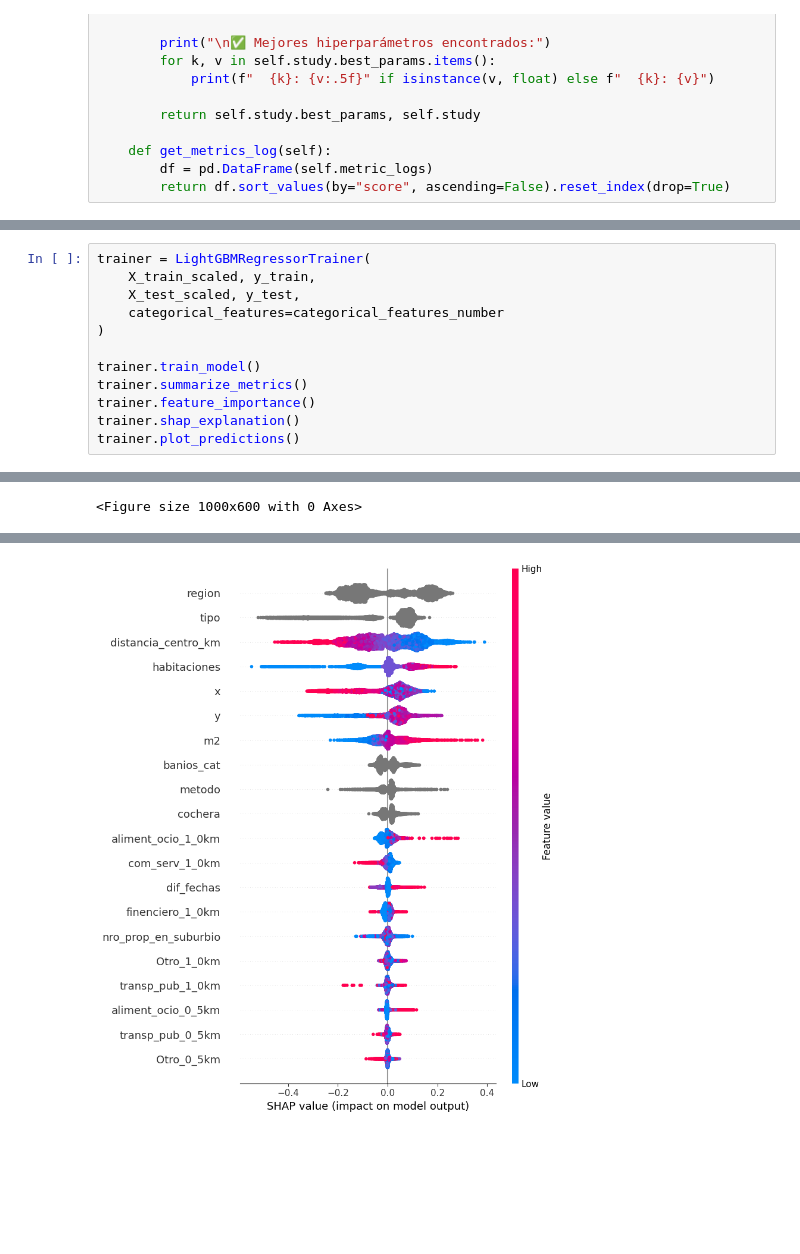
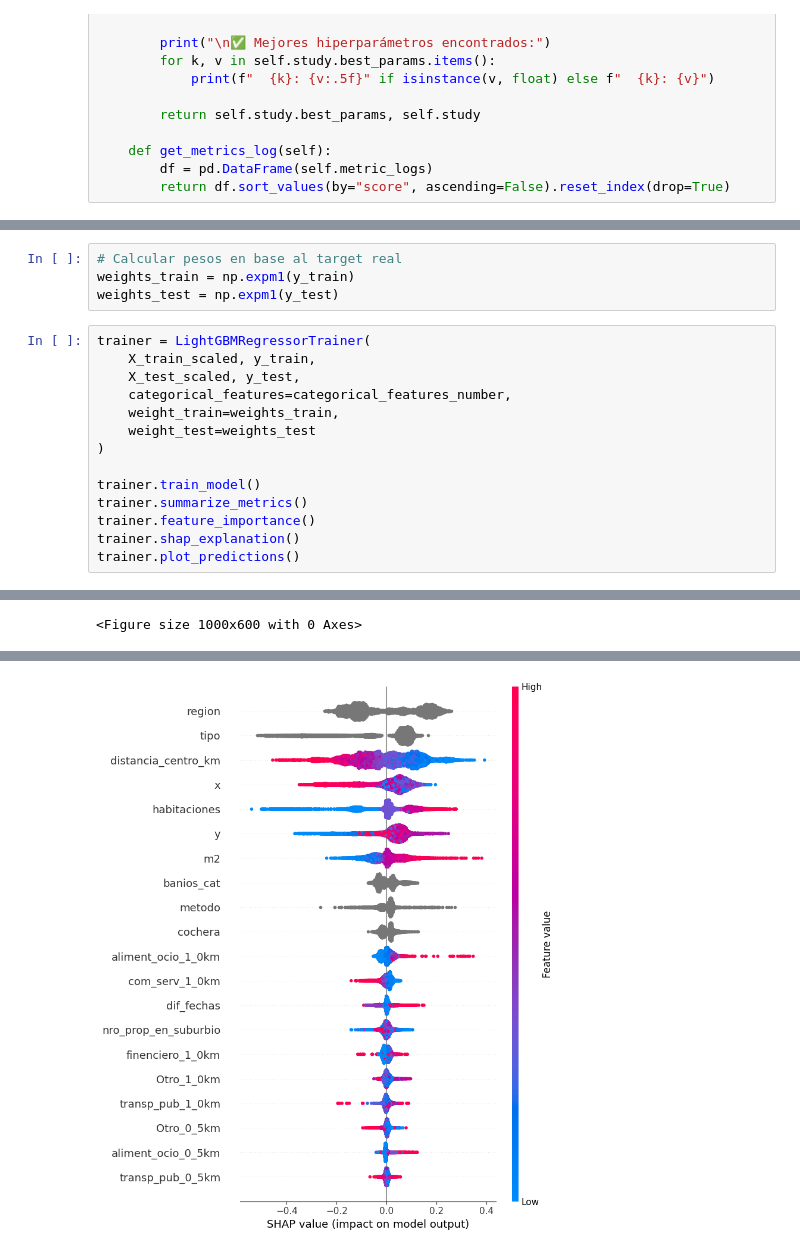
Before and after one commit to carlosrondanp/real_state_analytics-Melbourne, a Jupyter notebook: notebooks/main.ipynb, the cells around one changed output, grey strips where cells are left out. Saved outputs shown, nothing was run; the diff lists cells and outputs as text; blank space fills up the shorter version.

Commit message:
upgrade coments and train

```diff
--- a/notebooks/main.ipynb
+++ b/notebooks/main.ipynb
@@ -606,8 +848,14 @@ class LightGBMRegressorTrainer:
+# %%
+# Calcular pesos en base al target real
+weights_train = np.expm1(y_train)
+weights_test = np.expm1(y_test)
 # %%
 trainer = LightGBMRegressorTrainer(
     X_train_scaled, y_train,
     X_test_scaled, y_test,
-    categorical_features=categorical_features_number
+    categorical_features=categorical_features_number,
+    weight_train=weights_train,
+    weight_test=weights_test
 )
 
 trainer.train_model()
@@ -630 +888 @@ R2: 0.780
-[figure, old version]
+[figure, new version]
```
Also changed, not shown: parts of 10 cells of this notebook, 3 other files.
